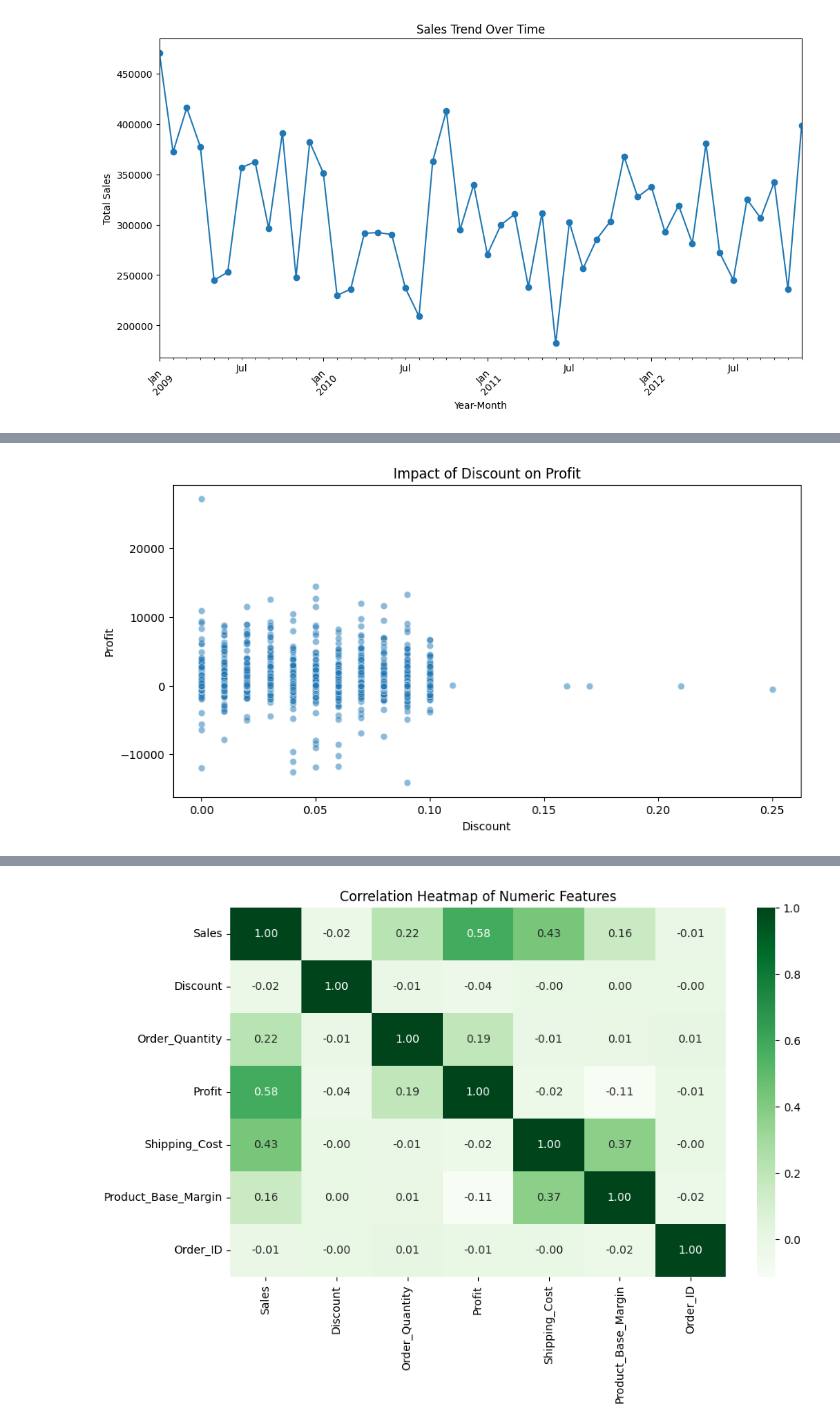
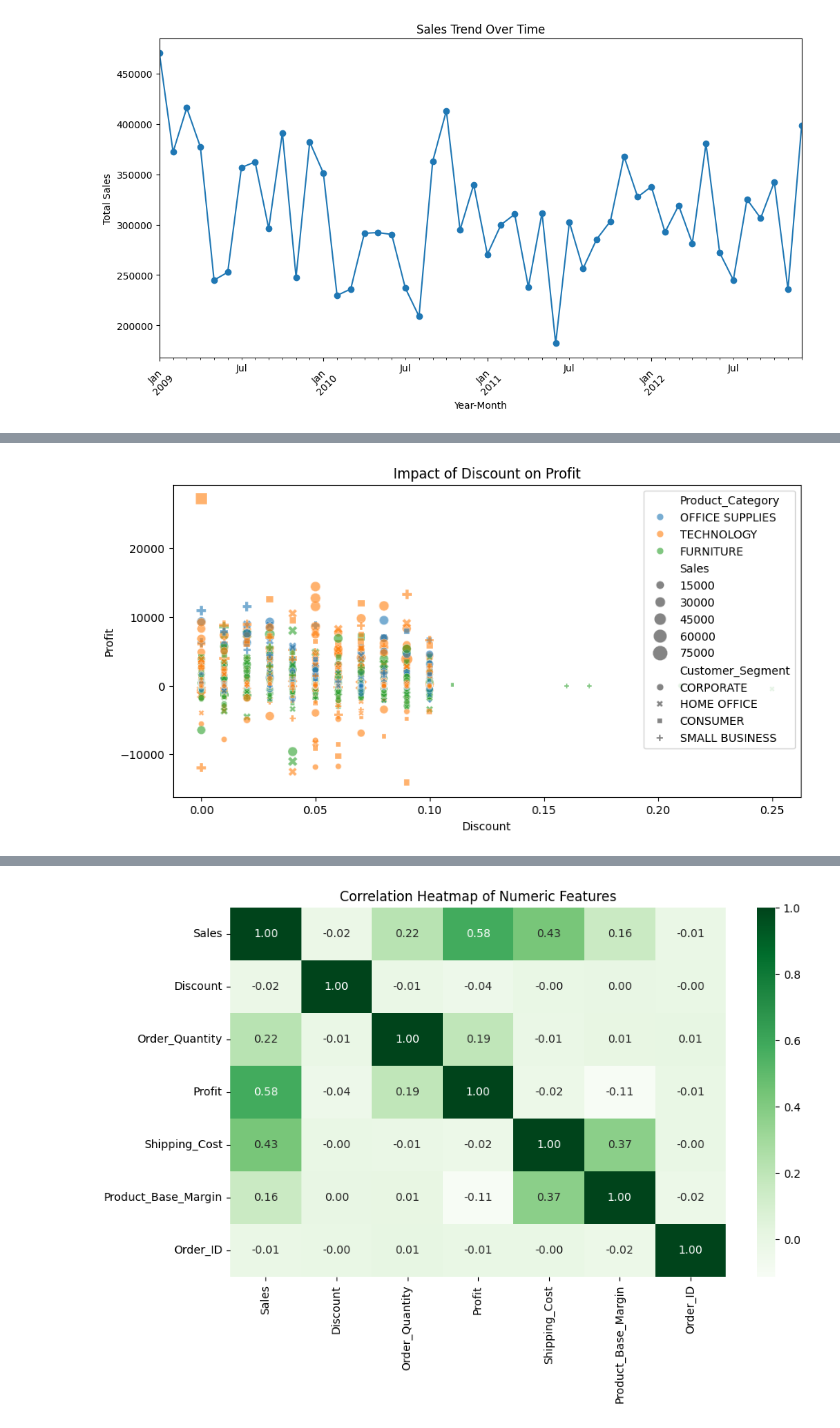
Before and after one commit to AlokSingh04/Cleaning-Sales-data-by-using-python, a Jupyter notebook: Cleaning.ipynb, the cells around one changed output, grey strips where cells are left out. Drawn from its saved outputs; the diff is of its cells as text; code cells hidden in the pictures.

```diff
--- a/Cleaning.ipynb
+++ b/Cleaning.ipynb
@@ -71,8 +97,16 @@ plt.show()
 # %%
 # Impact of Discount on Profit
+
 plt.figure(figsize=(10, 5))
-sns.scatterplot(data=df, x='Discount', y='Profit', alpha=0.5)
+sns.scatterplot(data=df,
+    x='Discount', y='Profit',
+    hue='Product_Category',
+    style='Customer_Segment',  # adds different markers
+    size='Sales',              # makes points bigger for higher sales
+    sizes=(20, 200),           # size range of bubbles
+    alpha=0.6
+)
 plt.title('Impact of Discount on Profit')
 plt.show()
 # %% [output]
-[figure, old version]
+[figure, new version]
```
Also changed, not shown: parts of 10 cells of this notebook.
